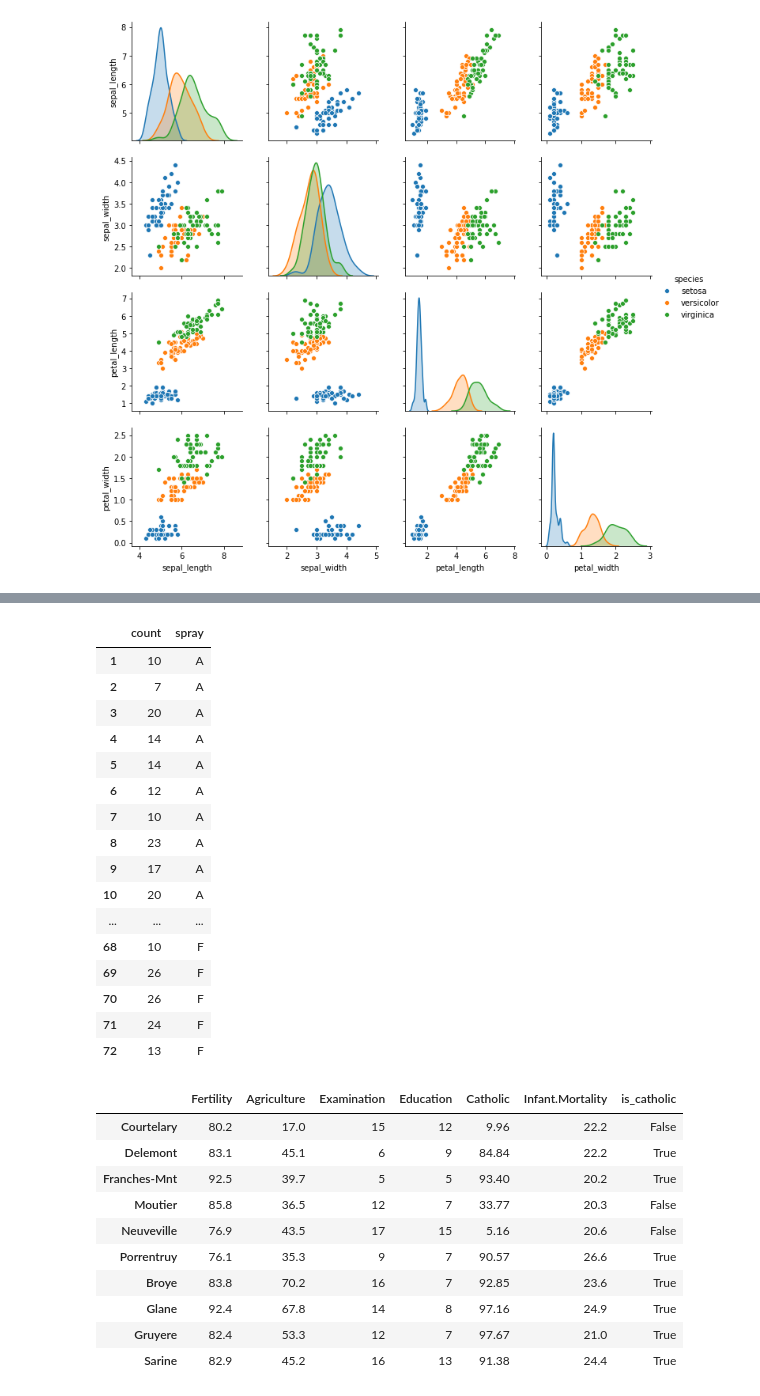
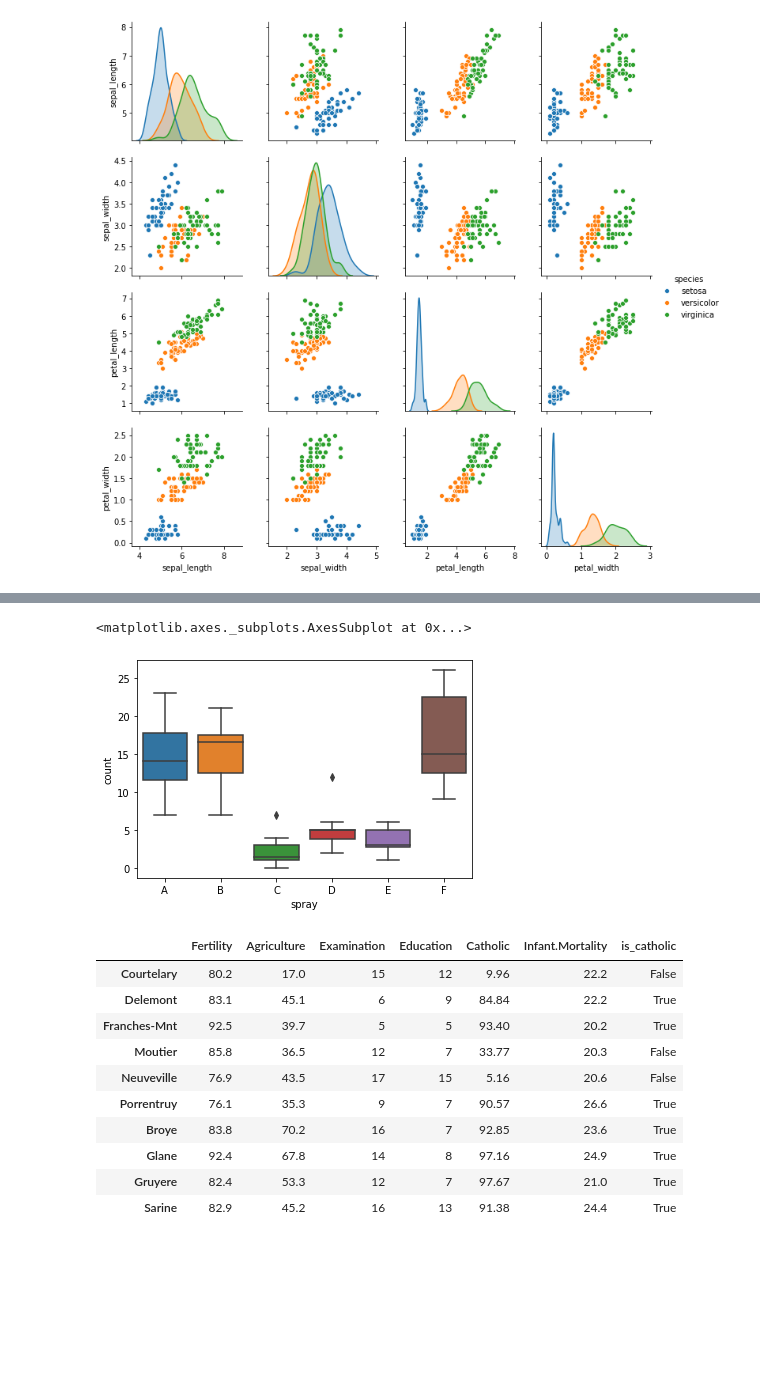
Before and after one commit to cari-holmes/python-exercises, a Jupyter notebook: 4.9_seaborn_exercises.ipynb, the cells around one changed output, grey strips where cells are left out. Saved outputs shown, nothing was run; the diff lists cells and outputs as text; code cells hidden in the pictures; blank space fills up the shorter version.

```diff
--- a/4.9_seaborn_exercises.ipynb
+++ b/4.9_seaborn_exercises.ipynb
@@ -66,28 +69,12 @@ sns.heatmap(data=grouped, annot=True)
 # %%
 #2. Load the InsectSprays dataset and read it's documentation. Create a boxplot that shows the effectiveness of the different insect sprays.
 from pydataset import data
 InsectSprays = data('InsectSprays')
-#data('InsectSprays', show_doc=True) #show documentation
-InsectSprays
-#sns.boxplot(data=InsectSprays, y='count', x='spray')
+#data('InsectSprays', show_doc=True)
+sns.boxplot(data=InsectSprays, y='count', x='spray')
 # %% [output]
-|  | count | spray |
-| 1 | 10 | A |
-| 2 | 7 | A |
-| 3 | 20 | A |
-| 4 | 14 | A |
-| 5 | 14 | A |
-| 6 | 12 | A |
-| 7 | 10 | A |
-| 8 | 23 | A |
-| 9 | 17 | A |
-| 10 | 20 | A |
-| ... | ... | ... |
-| 68 | 10 | F |
-| 69 | 26 | F |
-| 70 | 26 | F |
-| 71 | 24 | F |
-| 72 | 13 | F |
+<matplotlib.axes._subplots.AxesSubplot at 0x...>
+[figure, added]
 # %%
 #3. Load the swiss dataset and read it's documentation. Create visualizations to answer the following questions:
 swiss = data('swiss')
```
Also changed, not shown: parts of 7 cells of this notebook.
